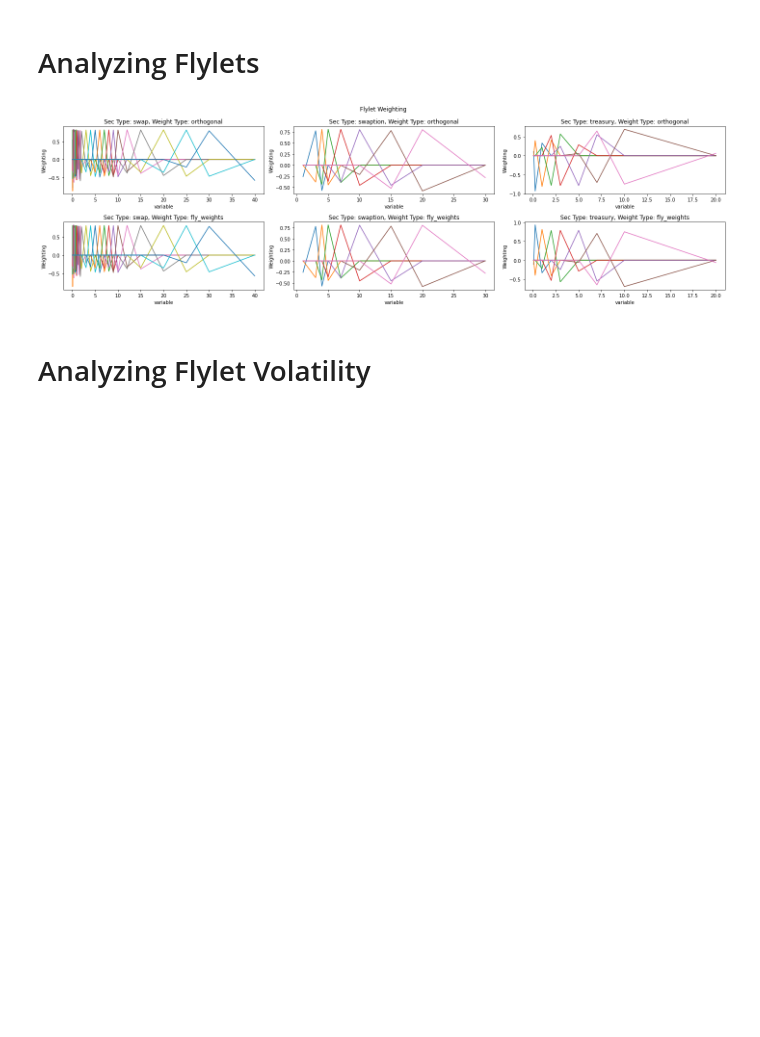
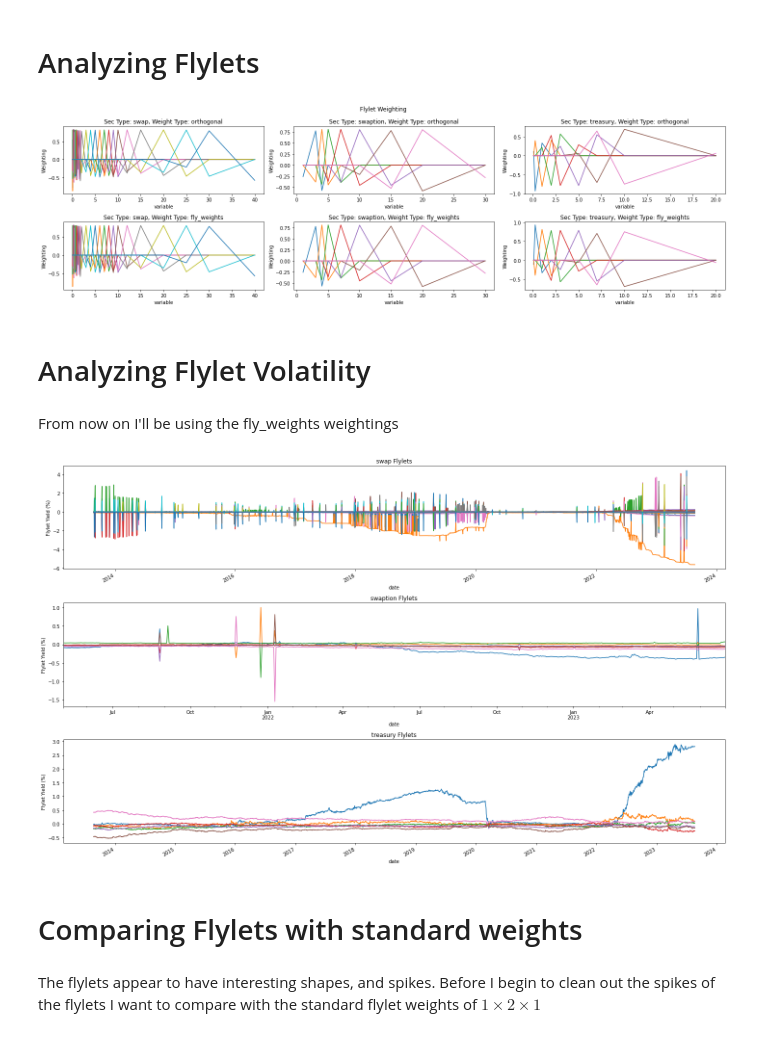
Before and after one commit to diegodalvarez/PCAFlylet, a Jupyter notebook: model.ipynb, the cells around one changed output. Saved outputs shown, nothing was run; the diff lists cells and outputs as text; code cells hidden in the pictures; blank space fills up the shorter version.

```diff
--- a/model.ipynb
+++ b/model.ipynb
@@ -532,3 +558,5 @@ plt.tight_layout()
 [figure]
 # %% [markdown]
 # Analyzing Flylet Volatility
+# %% [markdown]
+From now on I'll be using the fly_weights weightings
@@ -534,0 +591,24 @@ plt.tight_layout()
+# %%
+sec_types = df_flylet_rate.sec_type.drop_duplicates().to_list()
+fig, axes = plt.subplots(nrows = 3, figsize = (20, 12))
+
+for i, sec_type in enumerate(sec_types):
+
+    (df_flylet_rate.query(
+        "sec_type == @sec_type").
+        drop(columns = ["sec_type", "flylet"]).
+        pivot(index = "date", columns = "fly_name", values = "fly_rate").
+        plot(
+            ax = axes[i],
+            legend = False,
+            title = "{} Flylets".format(sec_type),
+            ylabel = "Flylet Yield (%)"))
+
+plt.tight_layout()
+plt.show()
+# %% [output]
+[figure, added]
+# %% [markdown]
+# Comparing Flylets with standard weights
+# %% [markdown]
+The flylets appear to have interesting shapes, and spikes. Before I begin to clean out the spikes of the flylets I want to compare with the standard flylet weights of $1\times2\times1$
```
Also changed, not shown: parts of 11 cells of this notebook.
